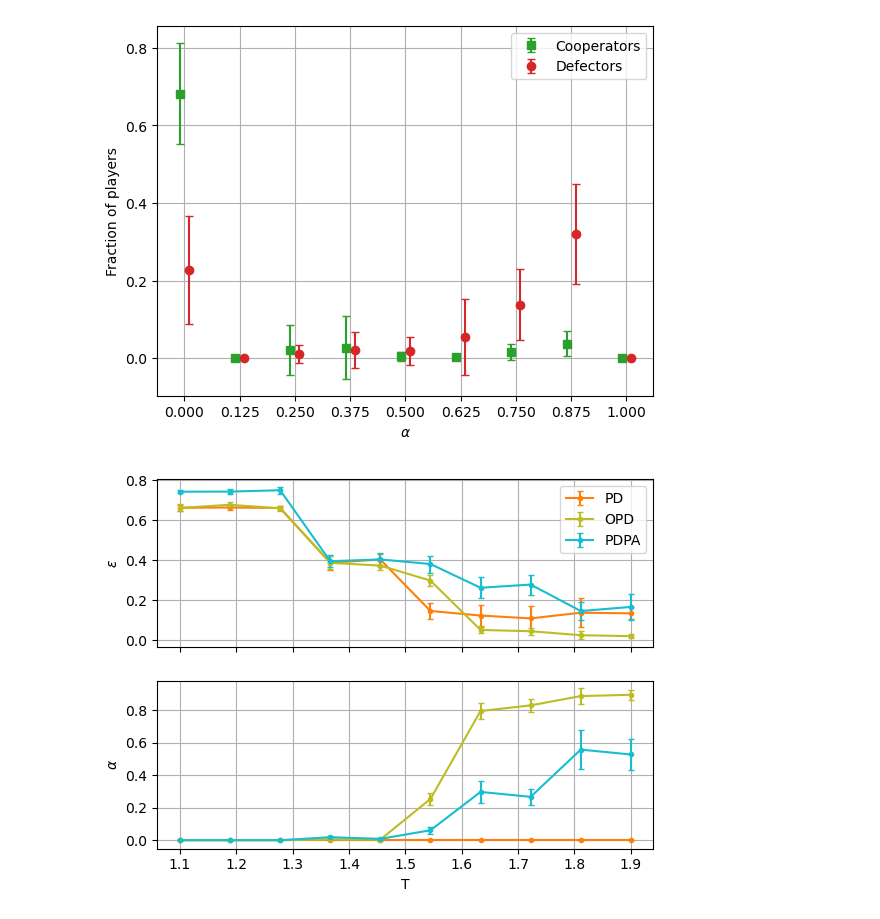
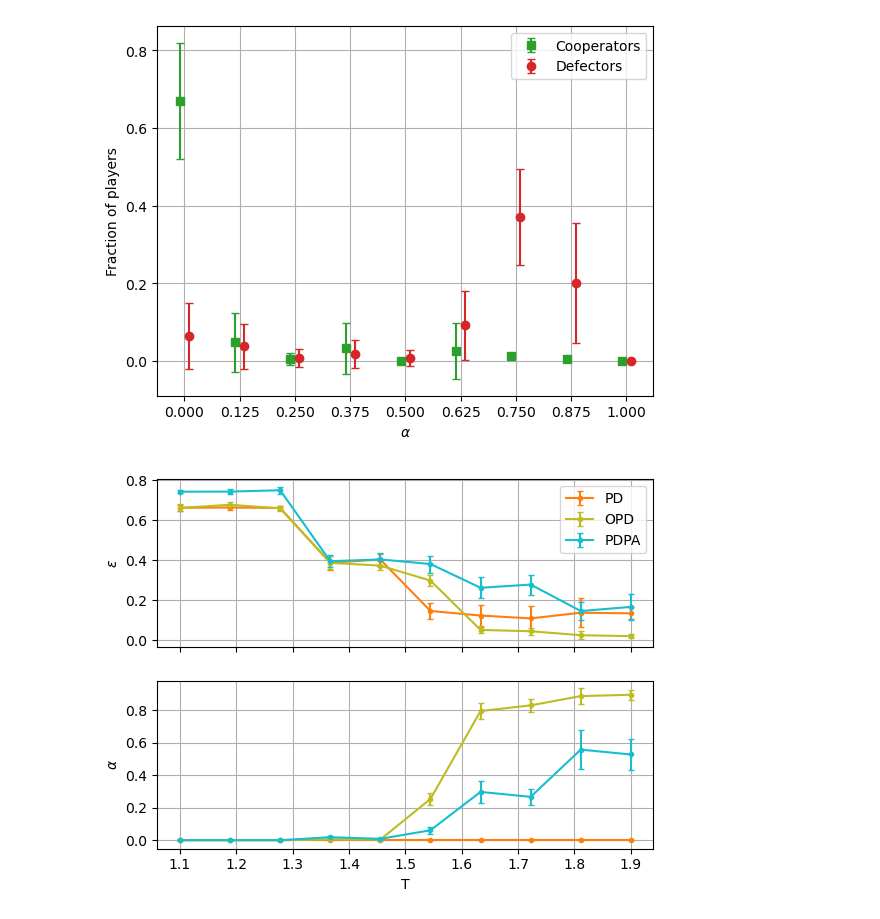
Before and after one commit to nicmontalti/GameTheory, a Jupyter notebook: plots.ipynb, the cells around one changed output. Saved outputs shown, nothing was run; the diff lists cells and outputs as text; code cells hidden in the pictures.

```diff
--- a/plots.ipynb
+++ b/plots.ipynb
@@ -2,22 +2,22 @@
 import numpy as np
 from matplotlib import pyplot as plt
 # %%
-a = np.load('data/alpha.npy')
+a = np.load('data/alpha-20230604-163743.npy')
 
 fig = plt.figure()
 ax = fig.add_subplot()
 
 ax.errorbar(a[-1]-0.01, a[2], a[3], linestyle='', marker='s', color='tab:green', label='Cooperators', capsize=3)
 ax.errorbar(a[-1]+0.01, a[0], a[1], linestyle='', marker='o', color='tab:red', label='Defectors', capsize=3)
 ax.legend()
 ax.set_xlabel(r'$\alpha$')
 ax.set_ylabel('Fraction of players')
 ax.set_xticks(a[-1])
 ax.grid()
 
-fig.savefig('plots/alpha.pdf')
+fig.savefig('plots/alpha-20230604-163743.pdf')
 # %% [output]
-[figure, old version]
+[figure, new version]
 # %%
 games = np.load('data/alpha_eps.npy')
 Ts = np.linspace(1.1, 1.9, 10)
```
Also changed, not shown: 4 other files.
